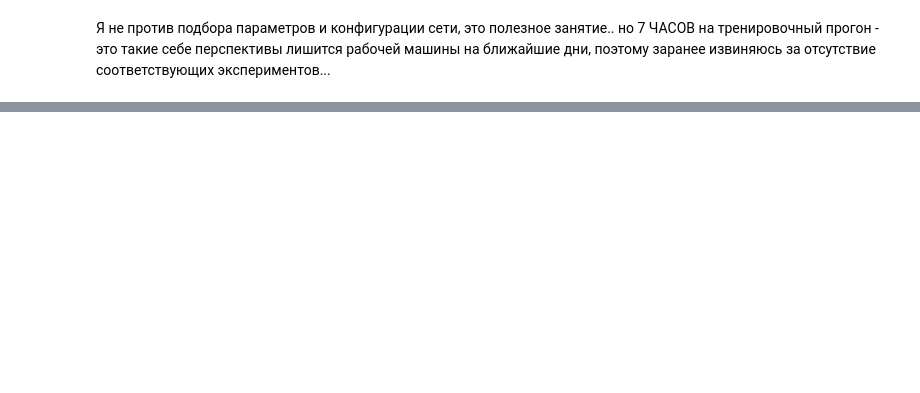
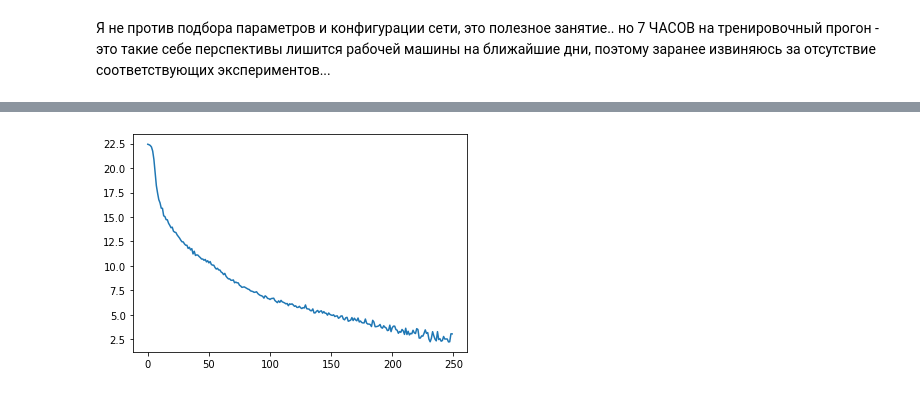
Before and after one commit to po-stas/PyTorch, a Jupyter notebook: lesson02/pytorch_hw2.ipynb, the cells around one changed output, grey strips where cells are left out. Drawn from its saved outputs; the diff is of its cells as text; code cells hidden in the pictures; blank space fills up the shorter version.

```diff
--- a/lesson02/pytorch_hw2.ipynb
+++ b/lesson02/pytorch_hw2.ipynb
@@ -218,0 +255,9 @@ plt.show()
+# %%
+dataset = Skeleton_Dataset(file_path="data_30.csv", frames=30)
+train_dataset, test_dataset = torch.utils.data.random_split(dataset, [5000, 659])
+train_loader = DataLoader(train_dataset, batch_size = 16, shuffle=True)
+test_loader = DataLoader(test_dataset, batch_size = 1, shuffle=False)
+# %%
+n_hidden, n_joints, n_layers = 128, 25, 2
+lstm = LSTM_net(n_joints * 3, n_hidden, len(actions), n_layers)
+lstm #.to(device)
@@ -218,0 +270,32 @@ plt.show()
+# %%
+criterion = nn.CrossEntropyLoss()
+learning_rate = 0.0005
+optimizer = optim.SGD(lstm.parameters(),lr=learning_rate,momentum=0.9)
+# %%
+%%time
+counter = 0
+all_losses = []
+for epoch in range(250):
+    current_loss = 0
+    running_loss = 0.0
+    for data in train_loader:
+        inputs, labels = data[0], data[1]
+        optimizer.zero_grad()
+
+        output = lstm(inputs.float())
+        loss = criterion(output, labels)
+        loss.backward()
+        optimizer.step()
+
+        current_loss += loss.item()
+        category = LABELS[int(le.inverse_transform([labels[0]])[0])]
+
+        if counter % 500 == 0:
+            guess, guess_i = categoryFromOutput(output)
+            correct = f'{bcolors.OKGREEN}{bcolors.BOLD}True{bcolors.ENDC}' if guess == category else f'{bcolors.FAIL}{bcolors.BOLD}False {category}{bcolors.ENDC}'
+            print(f'epoch : {epoch}, loss: {loss}, {guess}, {correct}')
+
+        counter += 1
+
+    all_losses.append(current_loss / 25)
+    current_loss = 0
@@ -218,0 +320,5 @@ plt.show()
+# %%
+plt.plot(list(range(0,len(all_losses))),all_losses)
+plt.show()
+# %% [output]
+[figure, added]
```
Also changed, not shown: parts of 21 cells of this notebook.
